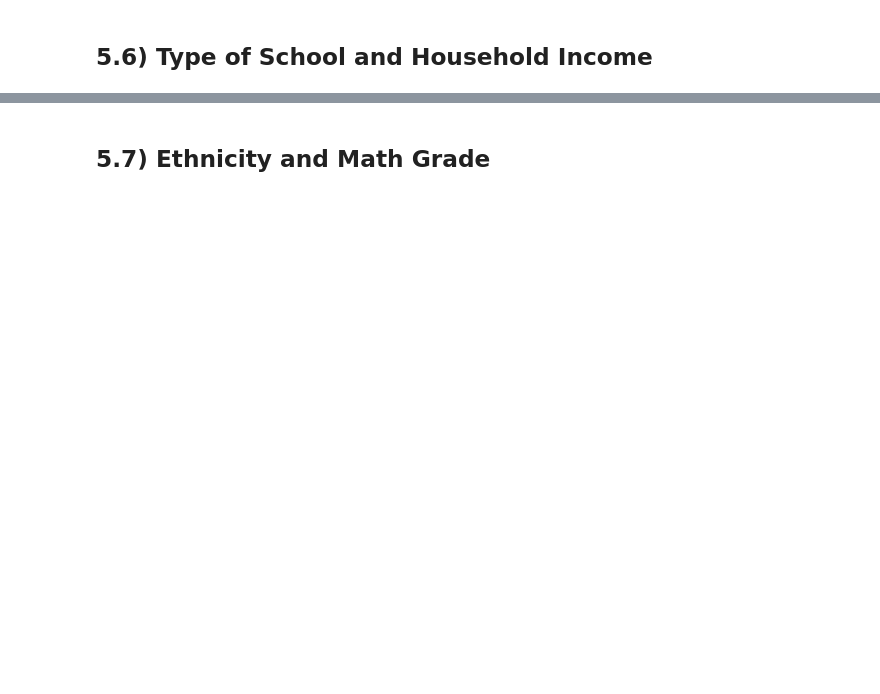
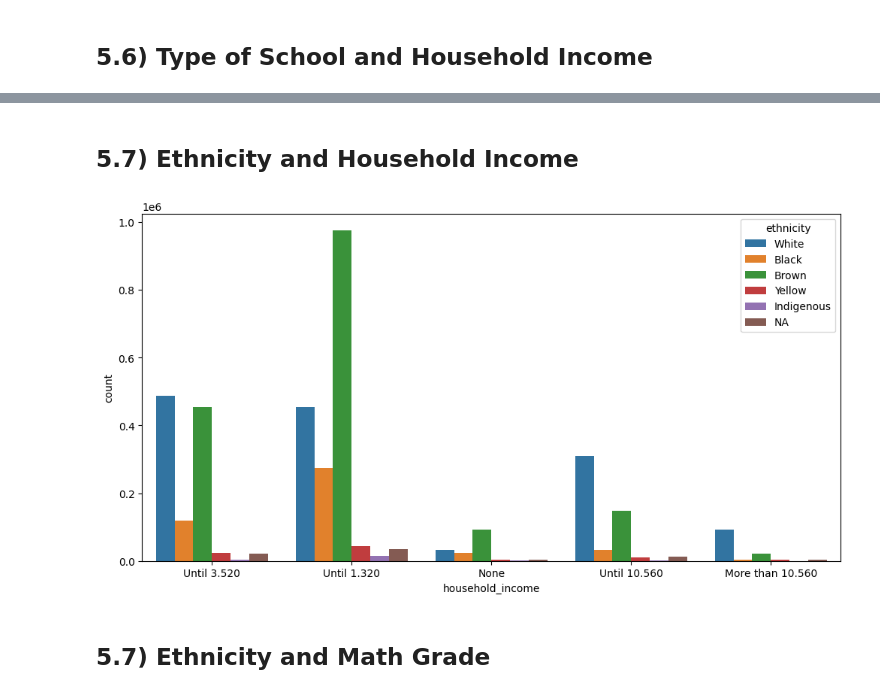
Before and after one commit to barbarafarah/Analise-ENEM-2019, a Jupyter notebook: Enem-Analysis.ipynb, the cells around one changed output, grey strips where cells are left out. Drawn from its saved outputs; the diff is of its cells as text; code cells hidden in the pictures; blank space fills up the shorter version.

```diff
--- a/Enem-Analysis.ipynb
+++ b/Enem-Analysis.ipynb
@@ -408,3 +408,9 @@ qualitative_analysis("household_income", "school_type", df_enem)
+# %% [markdown]
+## 5.7) Ethnicity and Household Income
+# %%
+qualitative_analysis("household_income", "ethnicity", df_enem)
+# %% [output]
+[figure, added]
 # %% [markdown]
 ## 5.7) Ethnicity and Math Grade
 # %%
```
Also changed, not shown: parts of 37 cells of this notebook, 2 other files.
